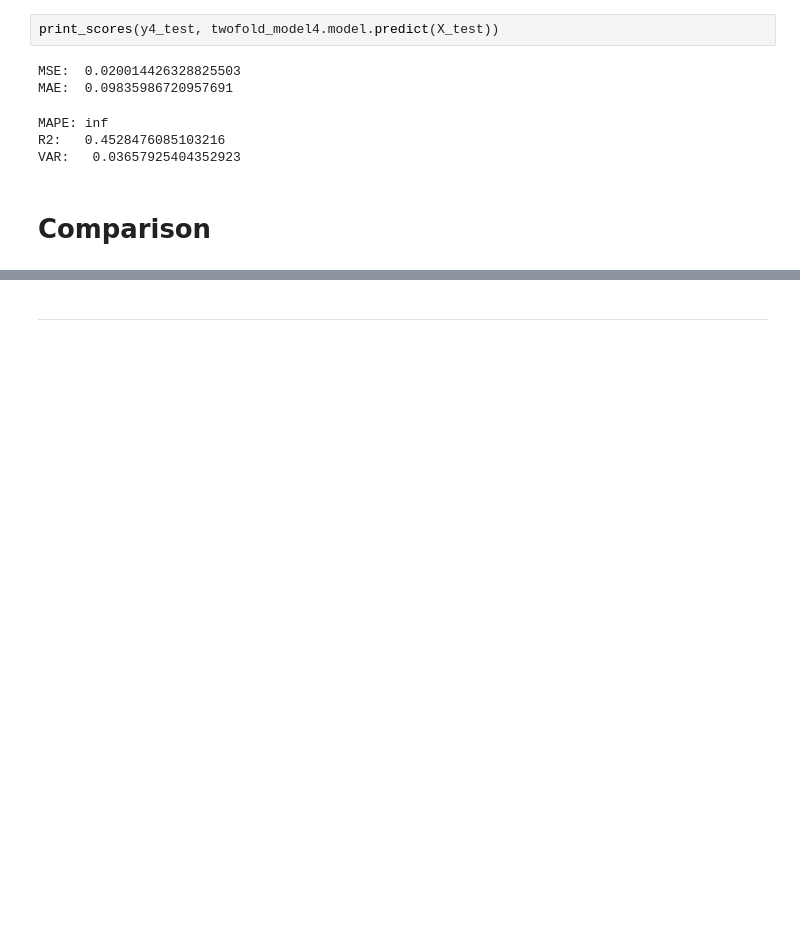
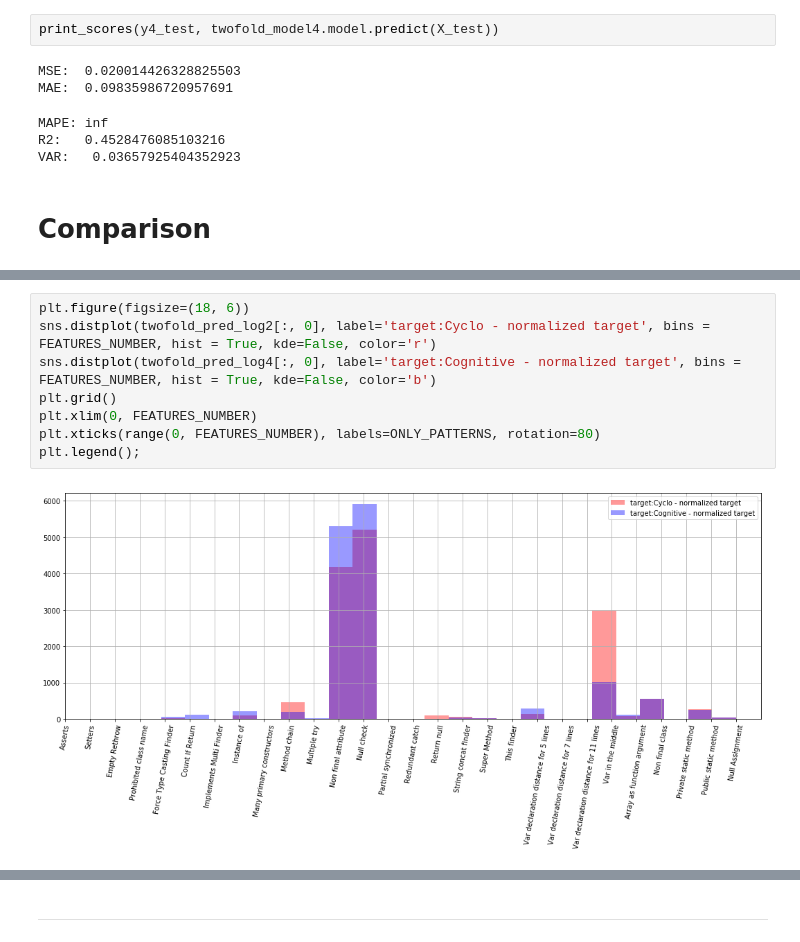
Before and after one commit to acheshkov/aibolit-ml, a Jupyter notebook: notebooks/Cognitive_comparision.ipynb, the cells around one changed output, grey strips where cells are left out. Cells and saved outputs as stored; diff of their text form; blank space fills up the shorter version.

```diff
--- a/notebooks/Cognitive_comparision.ipynb
+++ b/notebooks/Cognitive_comparision.ipynb
@@ -397,2 +418,12 @@ plt.legend();
+# %%
+plt.figure(figsize=(18, 6))
+sns.distplot(twofold_pred_log2[:, 0], label='target:Cyclo - normalized target', bins = FEATURES_NUMBER, hist = True, kde=False, color='r')
+sns.distplot(twofold_pred_log4[:, 0], label='target:Cognitive - normalized target', bins = FEATURES_NUMBER, hist = True, kde=False, color='b')
+plt.grid()
+plt.xlim(0, FEATURES_NUMBER)
+plt.xticks(range(0, FEATURES_NUMBER), labels=ONLY_PATTERNS, rotation=80)
+plt.legend();
+# %% [output]
+[figure, added]
 # %%
 plt.figure(figsize=(18, 6))
```
Also changed, not shown: parts of 32 cells of this notebook.
